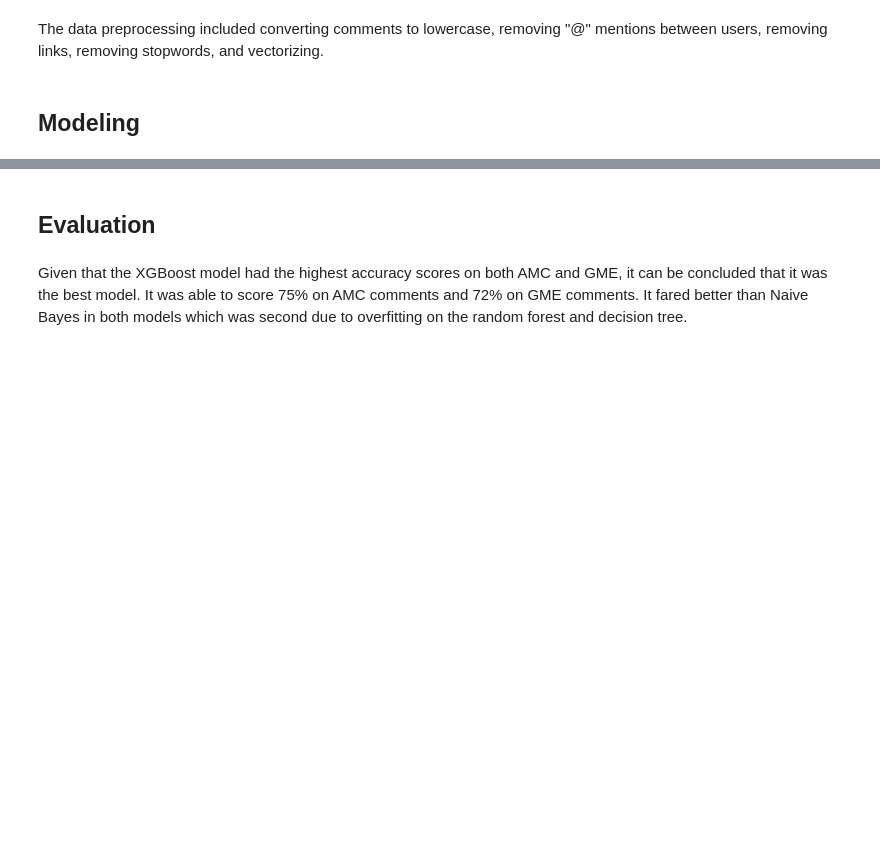
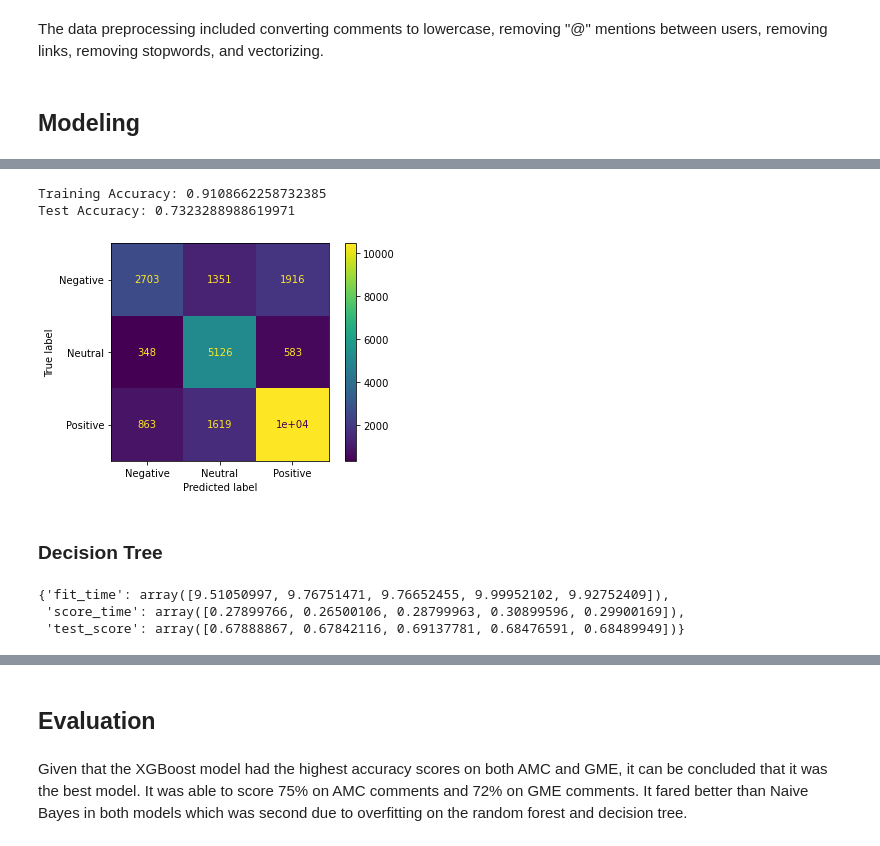
Before and after one commit to cyborgsage/reddit-nlp-strategy, a Jupyter notebook: Reddit_Sentiment_Analysis.ipynb, the cells around one changed output, grey strips where cells are left out. Drawn from its saved outputs; the diff is of its cells as text; code cells hidden in the pictures; blank space fills up the shorter version.

```diff
--- a/Reddit_Sentiment_Analysis.ipynb
+++ b/Reddit_Sentiment_Analysis.ipynb
@@ -175,0 +160,19 @@ plot_confusion_matrix(xgb, X_test_vectorized, y_test, cmap="cividis");
+# %%
+rf_pipe.fit(X_train, y_train)
+eval_model(rf_pipe, X_train, X_test, y_train, y_test)
+# %% [output]
+Training Accuracy: 0.9108662258732385
+Test Accuracy: 0.7323288988619971
+[figure, added]
+# %% [markdown]
+### Decision Tree
+# %%
+dt_pipe = Pipeline(steps=[('pre', CountVectorizer(stop_words=stopwords_list, max_features=200)),
+                         ('dt', DecisionTreeClassifier())])
+dt_cv = cross_validate(estimator=dt_pipe, X=X_train, y=y_train,
+                      scoring='accuracy', cv=5, n_jobs=-1)
+dt_cv
+# %% [output]
+{'fit_time': array([9.51050997, 9.76751471, 9.76652455, 9.99952102, 9.92752409]),
+ 'score_time': array([0.27899766, 0.26500106, 0.28799963, 0.30899596, 0.29900169]),
+ 'test_score': array([0.67888867, 0.67842116, 0.69137781, 0.68476591, 0.68489949])}
```
Also changed, not shown: parts of 55 cells of this notebook, 8 other files.
